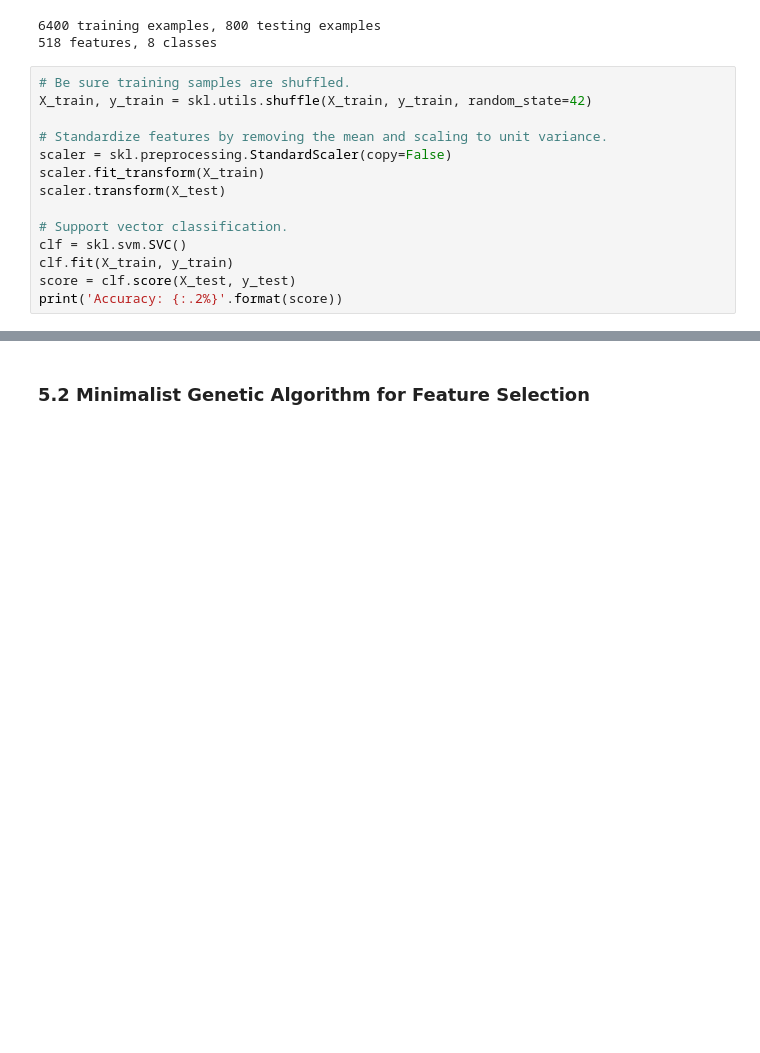
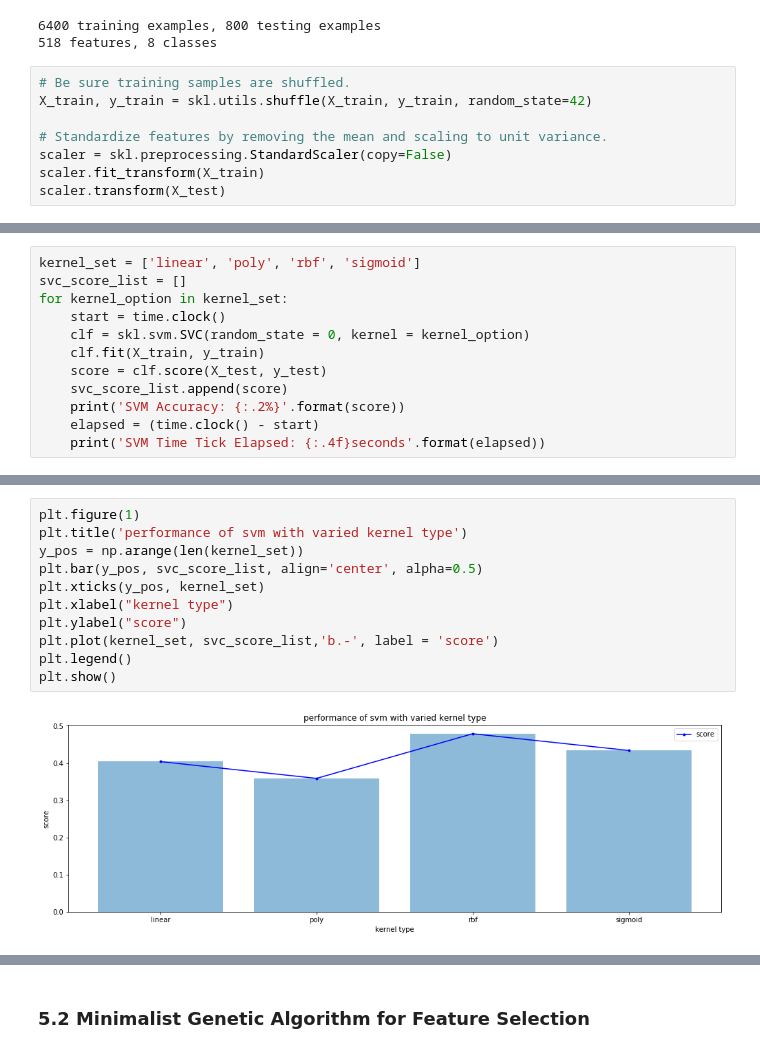
Before and after one commit to hfloresr/fma-selection, a Jupyter notebook: exploration.ipynb, the cells around one changed output, grey strips where cells are left out. Cells and saved outputs as stored; diff of their text form; blank space fills up the shorter version.

Commit message:
add several classifier test random forest, svm, adaboost.

```diff
--- a/exploration.ipynb
+++ b/exploration.ipynb
@@ -331,10 +332,4 @@ X_train, y_train = skl.utils.shuffle(X_train, y_train, random_state=42)
 scaler = skl.preprocessing.StandardScaler(copy=False)
 scaler.fit_transform(X_train)
 scaler.transform(X_test)
-
-# Support vector classification.
-clf = skl.svm.SVC()
-clf.fit(X_train, y_train)
-score = clf.score(X_test, y_test)
-print('Accuracy: {:.2%}'.format(score))
 # %% [output]
@@ -344,0 +353,12 @@ from sklearn.linear_model import LassoCV
+# %%
+kernel_set = ['linear', 'poly', 'rbf', 'sigmoid']
+svc_score_list = []
+for kernel_option in kernel_set:
+    start = time.clock()
+    clf = skl.svm.SVC(random_state = 0, kernel = kernel_option)
+    clf.fit(X_train, y_train)
+    score = clf.score(X_test, y_test)
+    svc_score_list.append(score)
+    print('SVM Accuracy: {:.2%}'.format(score))
+    elapsed = (time.clock() - start)
+    print('SVM Time Tick Elapsed: {:.4f}seconds'.format(elapsed))
@@ -344,0 +374,13 @@ from sklearn.linear_model import LassoCV
+# %%
+plt.figure(1)
+plt.title('performance of svm with varied kernel type')
+y_pos = np.arange(len(kernel_set))
+plt.bar(y_pos, svc_score_list, align='center', alpha=0.5)
+plt.xticks(y_pos, kernel_set)
+plt.xlabel("kernel type")
+plt.ylabel("score")
+plt.plot(kernel_set, svc_score_list,'b.-', label = 'score')
+plt.legend()
+plt.show()
+# %% [output]
+[figure, added]
```
Also changed, not shown: parts of 27 cells of this notebook.
